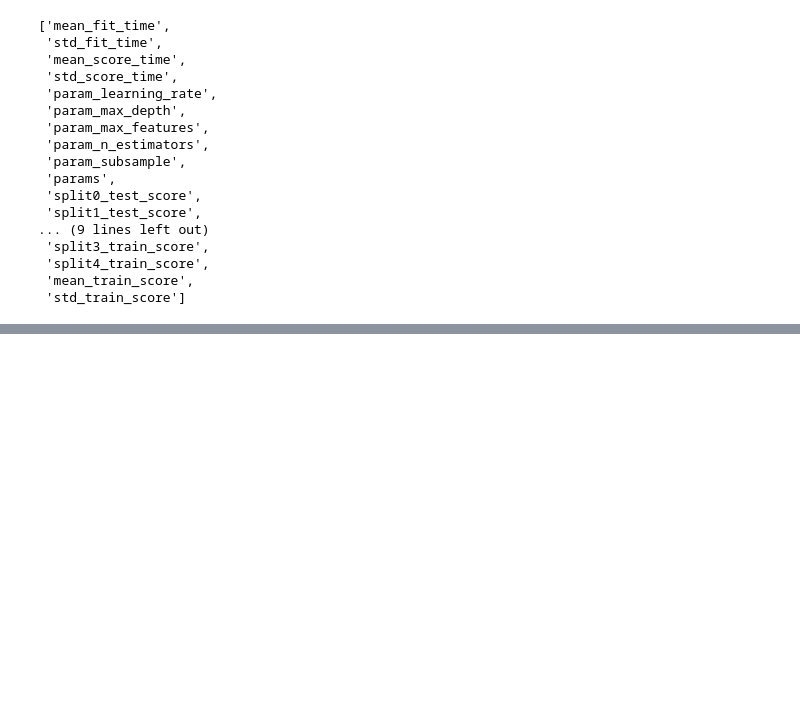
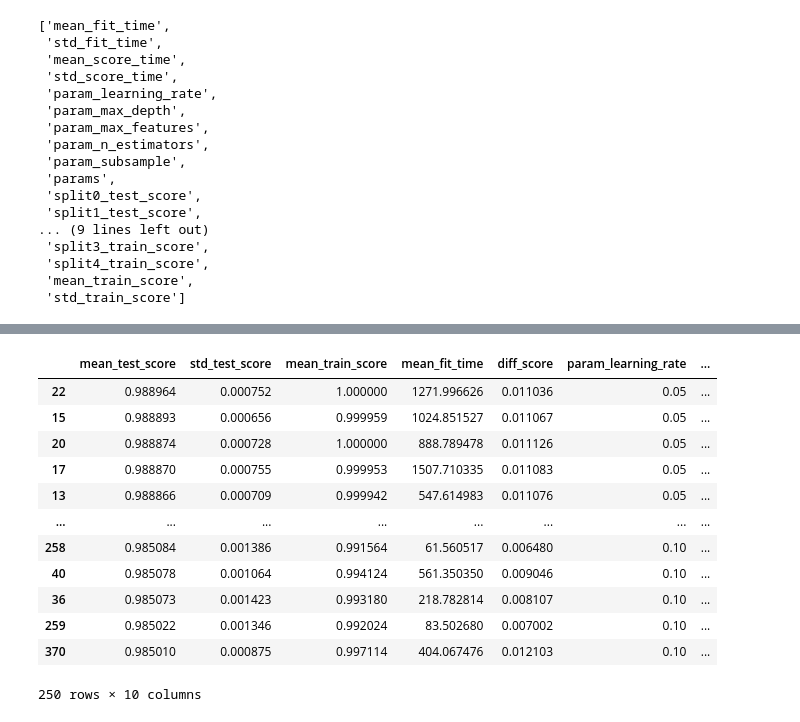
Before and after one commit to alatios/lb2jpsil_classifier-studies, a Jupyter notebook: BDT/hyperparameter-optimization/4_hyperparameter_analysis.ipynb, the cells around one changed output, grey strips where cells are left out. Saved outputs shown, nothing was run; the diff lists cells and outputs as text; code cells hidden in the pictures; blank space fills up the shorter version.

```diff
--- a/BDT/hyperparameter-optimization/4_hyperparameter_analysis.ipynb
+++ b/BDT/hyperparameter-optimization/4_hyperparameter_analysis.ipynb
@@ -163,3 +164,19 @@ cv_results.loc[cv_results['mean_test_score'] > 0.985, ['mean_test_score', 'std_t
+# %%
+cv_results.loc[cv_results['mean_test_score'] > 0.985, ['mean_test_score', 'std_test_score', 'mean_train_score', 'mean_fit_time', 'diff_score', 'param_learning_rate', 'param_max_depth', 'param_max_features', 'param_n_estimators', 'param_subsample']].sort_values('mean_test_score', ascending=False)
+# %% [output]
+|  | mean_test_score | std_test_score | mean_train_score | mean_fit_time | diff_score | param_learning_rate | ... |
+| 22 | 0.988964 | 0.000752 | 1.000000 | 1271.996626 | 0.011036 | 0.05 | ... |
+| 15 | 0.988893 | 0.000656 | 0.999959 | 1024.851527 | 0.011067 | 0.05 | ... |
+| 20 | 0.988874 | 0.000728 | 1.000000 | 888.789478 | 0.011126 | 0.05 | ... |
+| 17 | 0.988870 | 0.000755 | 0.999953 | 1507.710335 | 0.011083 | 0.05 | ... |
+| 13 | 0.988866 | 0.000709 | 0.999942 | 547.614983 | 0.011076 | 0.05 | ... |
+| ... | ... | ... | ... | ... | ... | ... | ... |
+| 258 | 0.985084 | 0.001386 | 0.991564 | 61.560517 | 0.006480 | 0.10 | ... |
+| 40 | 0.985078 | 0.001064 | 0.994124 | 561.350350 | 0.009046 | 0.10 | ... |
+| 36 | 0.985073 | 0.001423 | 0.993180 | 218.782814 | 0.008107 | 0.10 | ... |
+| 259 | 0.985022 | 0.001346 | 0.992024 | 83.502680 | 0.007002 | 0.10 | ... |
+| 370 | 0.985010 | 0.000875 | 0.997114 | 404.067476 | 0.012103 | 0.10 | ... |
+250 rows × 10 columns
 # %%
 cv_results.loc[cv_results['mean_test_score'] > 0.9855, ['mean_test_score', 'std_test_score', 'mean_train_score', 'mean_fit_time', 'diff_score', 'param_learning_rate', 'param_max_depth', 'param_max_features', 'param_n_estimators', 'param_subsample']].sort_values('mean_fit_time')
 # %% [output]
```
Also changed, not shown: parts of 6 cells of this notebook.
